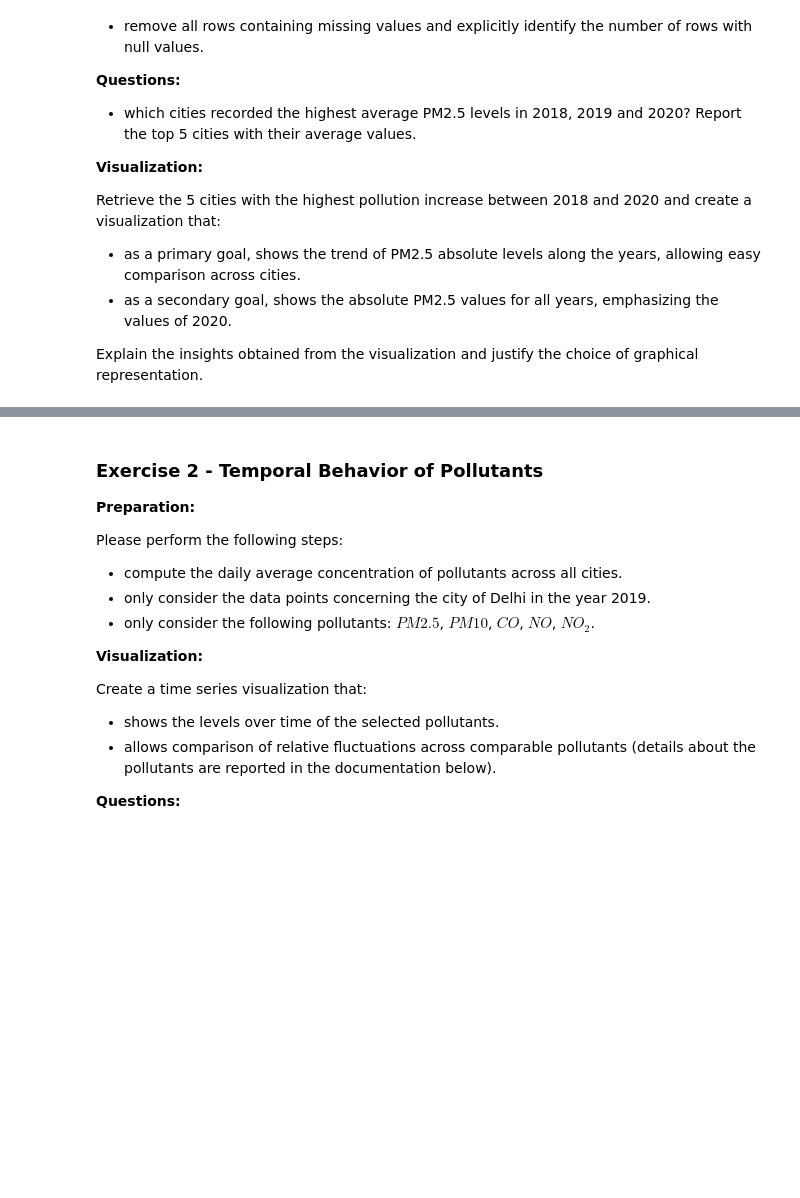
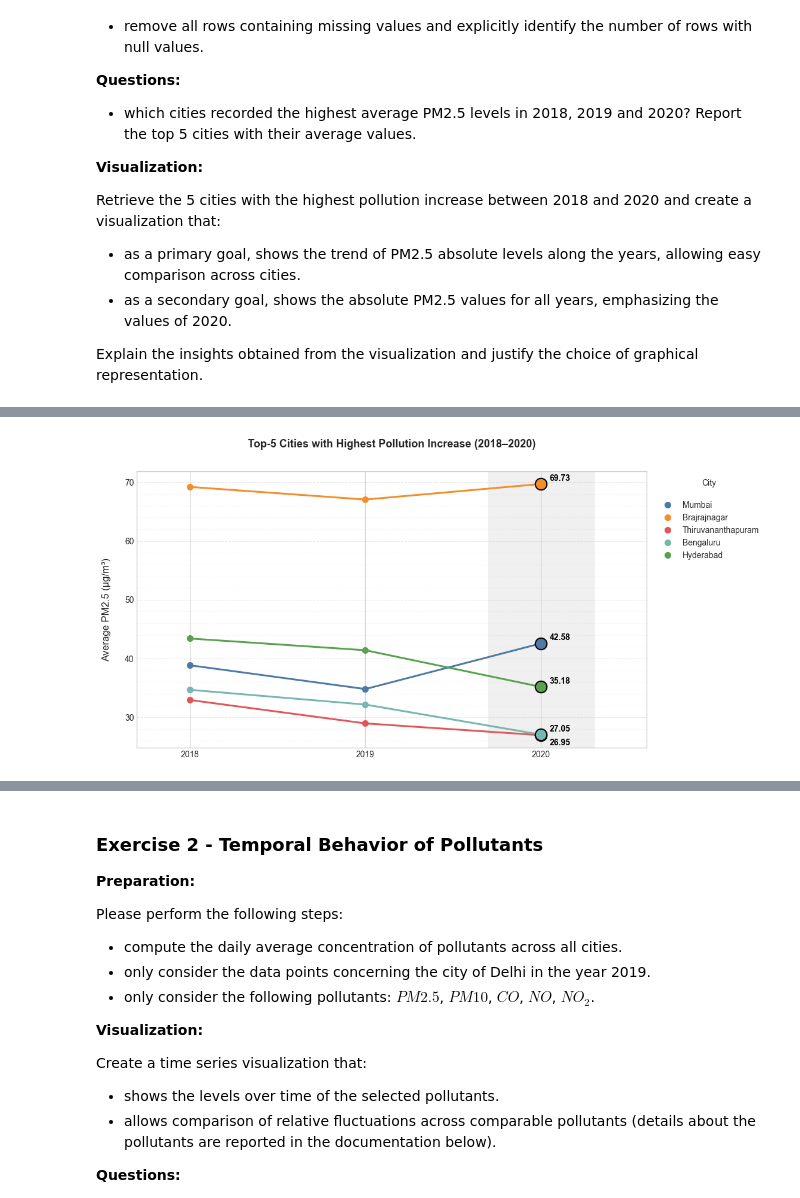
Before and after one commit to micheleminuti/python-data-visualization, a Jupyter notebook: assignment_1.ipynb, the cells around one changed output, grey strips where cells are left out. Drawn from its saved outputs; the diff is of its cells as text; code cells hidden in the pictures; blank space fills up the shorter version.

```diff
--- a/assignment_1.ipynb
+++ b/assignment_1.ipynb
@@ -491,0 +573,7 @@ Explain the insights obtained from the visualization and justify the choice of g
+# %%
+# Parse datetime and extract the year
+df["datetime"] = pd.to_datetime(df["datetime"])
+df["year"] = df["datetime"].dt.year
+
+print(df["year"].value_counts().sort_index())
+df.head()
@@ -491,0 +641,12 @@ Explain the insights obtained from the visualization and justify the choice of g
+# %%
+# Pivot: rows = cities, columns = years
+pivot = city_year_pm25.pivot(index="City", columns="year", values="avg_pm25").dropna()
+
+# Absolute increase: 2020 minus 2018
+pivot["increase"] = pivot[2020] - pivot[2018]
+
+top5_increase = pivot.nlargest(5, "increase").reset_index()
+top5_increase_cities = top5_increase["City"].tolist()
+
+print("5 cities with the highest absolute PM2.5 increase (2018→2020):")
+print(top5_increase[["City", 2018, 2019, 2020, "increase"]].round(2).to_string(index=False))
@@ -491,0 +661,64 @@ Explain the insights obtained from the visualization and justify the choice of g
+# %%
+# Prepare plotting data
+plot_data = city_year_pm25[city_year_pm25["City"].isin(top5_increase_cities)].copy()
+
+# Colour palette — one distinct colour per city
+palette = ["#4E79A7FF", "#F28E2BFF", "#E15759FF", "#76B7B2FF", "#59A14FFF"]
+city_colors = {city: palette[i] for i, city in enumerate(top5_increase_cities)}
+
+years = [2018, 2019, 2020]
+
+plt.style.use("seaborn-v0_8-whitegrid")
+
+fig, ax = plt.subplots(figsize=(11, 6))
+
+
+for city in top5_increase_cities:
+    sub = plot_data[plot_data["City"] == city].sort_values("year")
+    color = city_colors[city]
+
+    # PRIMARY GOAL: line + markers for all years
+    ax.plot(sub["year"], sub["avg_pm25"],
+            color=color, linewidth=2.2, zorder=2)
+
+    ax.plot(sub["year"], sub["avg_pm25"],
+            "o", color=color, markersize=7, zorder=3, label=city)
+
+    # SECONDARY GOAL: emphasise 2020 with a larger, outlined marker
+    val_2020 = sub.loc[sub["year"] == 2020, "avg_pm25"]
+    if not val_2020.empty:
+        ax.plot(2020, val_2020.values[0],
+                "o", color=color, markersize=14,
+                markeredgecolor="black", markeredgewidth=1.5, zorder=4)
+
+        # Annotate 2020 value
+        offset_y = 4
+        if city  in ["Thiruvananthapuram"]:   # for these city, the 2020 value is better below the marker
+                offset_y =  -12
+
+        ax.annotate(f"{val_2020.values[0]:.2f}",
+                    xy=(2020, val_2020.values[0]),
+                    xytext=(10, offset_y), textcoords="offset points",
+                    fontsize=10, color="black", fontweight="bold")
+
+# Axes & labels
+ax.set_xticks(years)
+ax.set_xlim(2017.7, 2020.6)
+ax.set_ylabel("Average PM2.5 (µg/m³)\n", fontsize=12)
+ax.set_title("Top-5 Cities with Highest Pollution Increase (2018–2020)\n",
+             fontsize=13, fontweight="bold", pad=14)
+
+ax.yaxis.set_minor_locator(mticker.AutoMinorLocator())
+ax.grid(axis="y", linestyle="--", alpha=0.45)
+ax.grid(axis="y", which="minor", linestyle=":", alpha=0.25)
+
+ax.legend(title="City\n", bbox_to_anchor=(1.01, 1), loc="upper left", fontsize=10)
+
+# Light shaded band behind 2020 column to draw visual attention
+ax.axvspan(2019.7, 2020.3, color="#f0f0f0", zorder=0)
+
+
+plt.tight_layout()
+plt.show()
+# %% [output]
+[figure, added]
```
Also changed, not shown: parts of 11 cells of this notebook.
